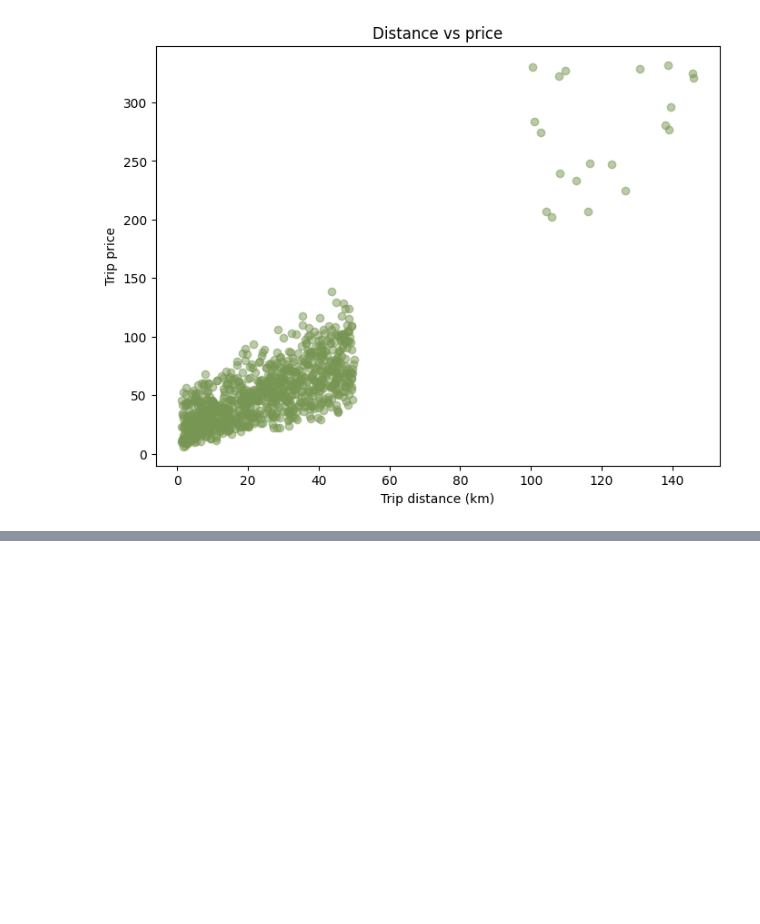
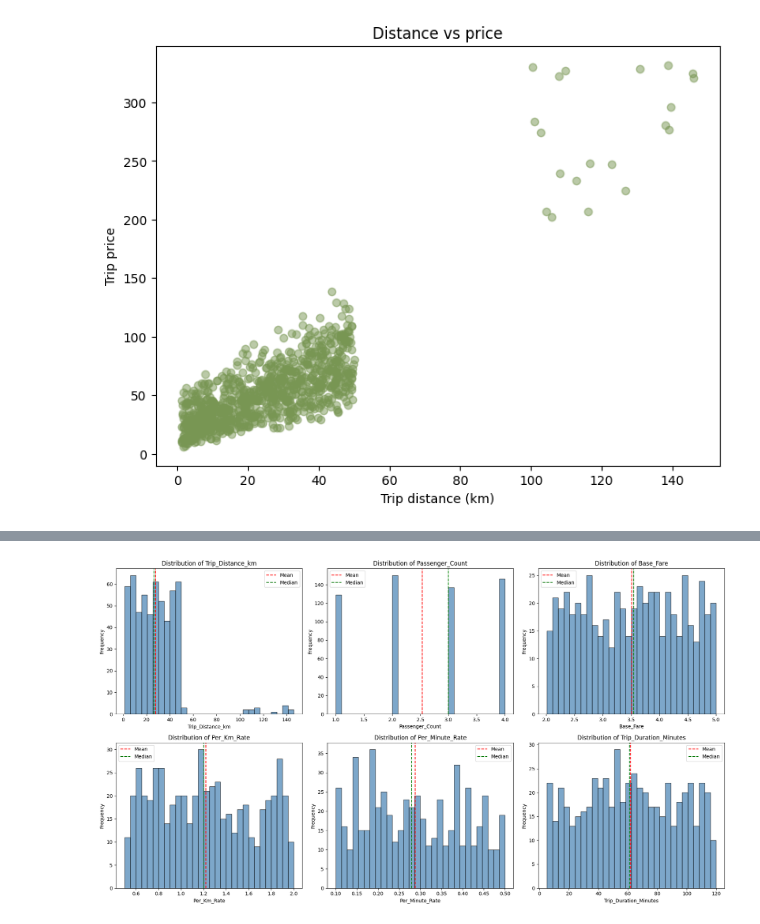
Before and after one commit to Nverest/taxi-prediction-fullstack-linus-johansson-opa24, a Jupyter notebook: explorations/01_eda.ipynb, the cells around one changed output, grey strips where cells are left out. Drawn from its saved outputs; the diff is of its cells as text; code cells hidden in the pictures; blank space fills up the shorter version.

```diff
--- a/explorations/01_eda.ipynb
+++ b/explorations/01_eda.ipynb
@@ -129,0 +170,14 @@ np.float64(119.84)
+# %%
+# Numerical features
+import numpy as np
+
+numerical_cols = df_clean.select_dtypes(include=[np.number]).columns.tolist()
+print("\nNumerical Features Statistics:")
+print(df_clean[numerical_cols].describe())
+
+# Categorical features
+categorical_cols = df_clean.select_dtypes(include=['object']).columns.tolist()
+print("\nCategorical Features:")
+for col in categorical_cols:
+    print(f"\n{col}:")
+    print(df_clean[col].value_counts())
@@ -129,0 +226,21 @@ np.float64(119.84)
+# %%
+fig, axes = plt.subplots(2, 3, figsize=(18, 10))
+axes = axes.ravel()
+
+numerical_features = ['Trip_Distance_km', 'Passenger_Count', 'Base_Fare',
+                     'Per_Km_Rate', 'Per_Minute_Rate', 'Trip_Duration_Minutes']
+
+for idx, col in enumerate(numerical_features):
+    axes[idx].hist(df_clean[col], bins=30, edgecolor='black', alpha=0.7, color='steelblue')
+    axes[idx].set_xlabel(col)
+    axes[idx].set_ylabel('Frequency')
+    axes[idx].set_title(f'Distribution of {col}')
+    axes[idx].axvline(df_clean[col].mean(), color='red', linestyle='--', label='Mean')
+    axes[idx].axvline(df_clean[col].median(), color='green', linestyle='--', label='Median')
+    axes[idx].legend()
+
+plt.tight_layout()
+plt.savefig('../src/taxipred/Visualization/numerical_features_distribution.png', dpi=300, bbox_inches='tight')
+plt.show()
+# %% [output]
+[figure, added]
```
Also changed, not shown: parts of 8 cells of this notebook.
